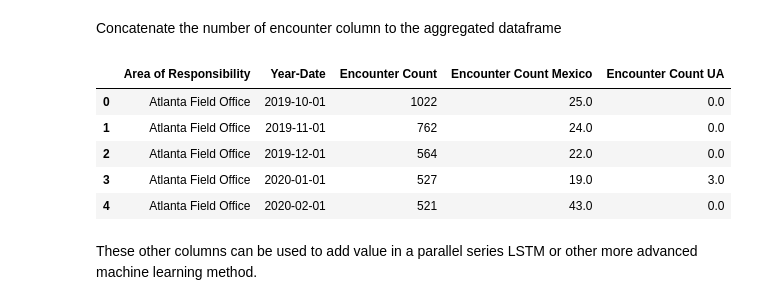
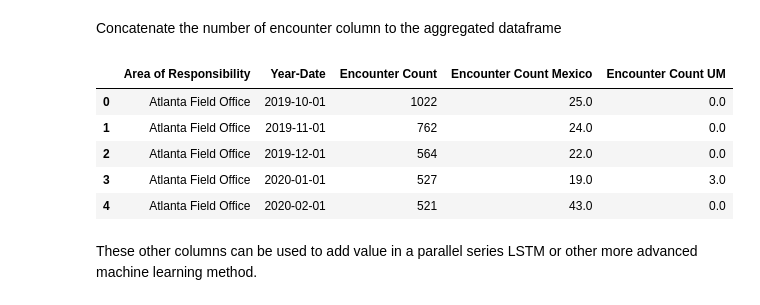
Before and after one commit to alanklin/AA-Capstone, a Jupyter notebook: Code/Notebooks/week4_dataprocessing.ipynb, the cells around one changed output. Cells and saved outputs as stored; diff of their text form; code cells hidden in the pictures.

```diff
--- a/Code/Notebooks/week4_dataprocessing.ipynb
+++ b/Code/Notebooks/week4_dataprocessing.ipynb
@@ -138,11 +192,11 @@ unaccompanied_encounters.head()
 # %% [markdown]
 Concatenate the number of encounter column to the aggregated dataframe
 # %%
-sector_train_aggregated = sector_train_aggregated.merge(unaccompanied_encounters, on=["Area of Responsibility", "Year-Date"], how="left", suffixes=("", " UA"))
-sector_train_aggregated['Encounter Count UA'] = sector_train_aggregated['Encounter Count UA'].fillna(0)
+sector_train_aggregated = sector_train_aggregated.merge(unaccompanied_encounters, on=["Area of Responsibility", "Year-Date"], how="left", suffixes=("", " UM"))
+sector_train_aggregated['Encounter Count UM'] = sector_train_aggregated['Encounter Count UM'].fillna(0)
 sector_train_aggregated.head()
 # %% [output]
-|  | Area of Responsibility | Year-Date | Encounter Count | Encounter Count Mexico | Encounter Count UA |
+|  | Area of Responsibility | Year-Date | Encounter Count | Encounter Count Mexico | Encounter Count UM |
 | 0 | Atlanta Field Office | 2019-10-01 | 1022 | 25.0 | 0.0 |
 | 1 | Atlanta Field Office | 2019-11-01 | 762 | 24.0 | 0.0 |
 | 2 | Atlanta Field Office | 2019-12-01 | 564 | 22.0 | 0.0 |
```
Also changed, not shown: parts of 9 cells of this notebook, 2 other files.
